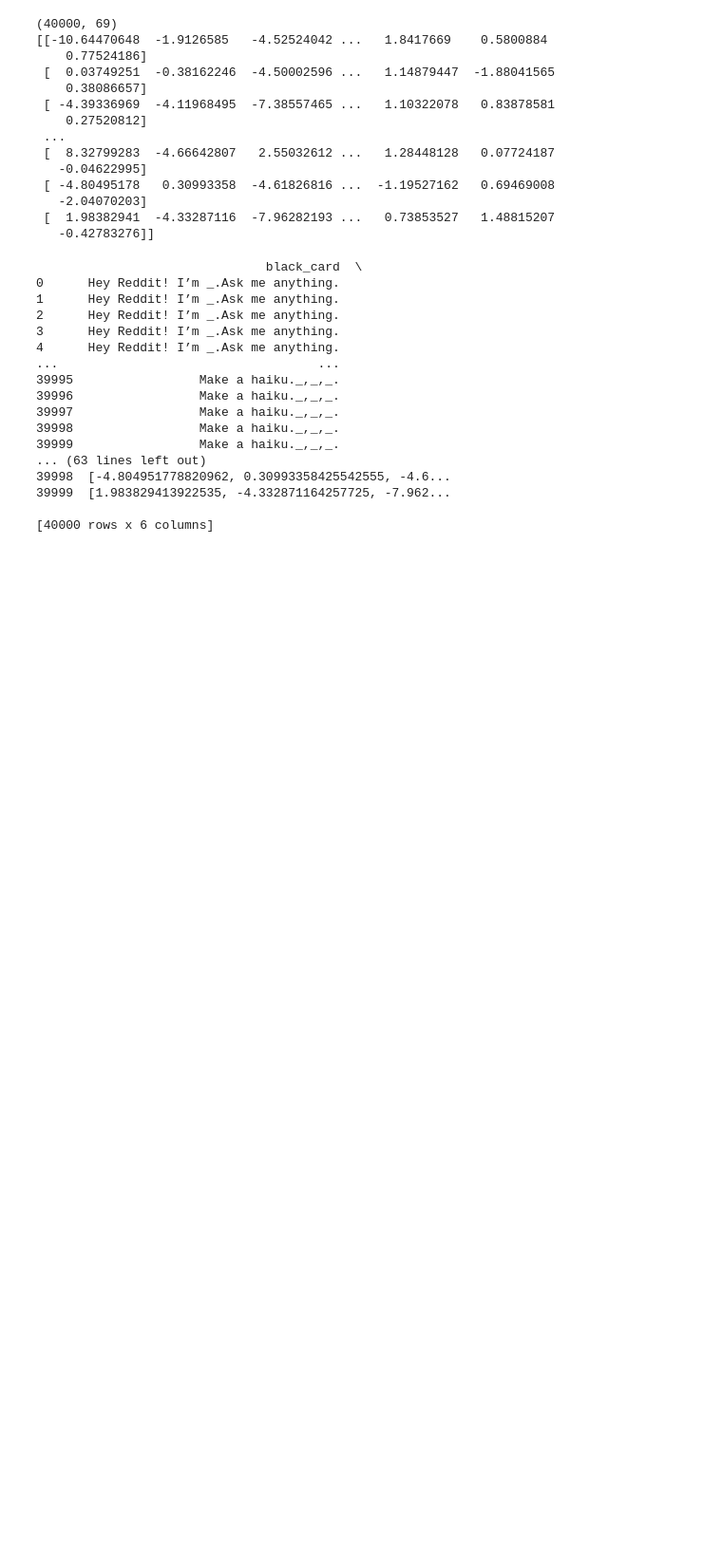
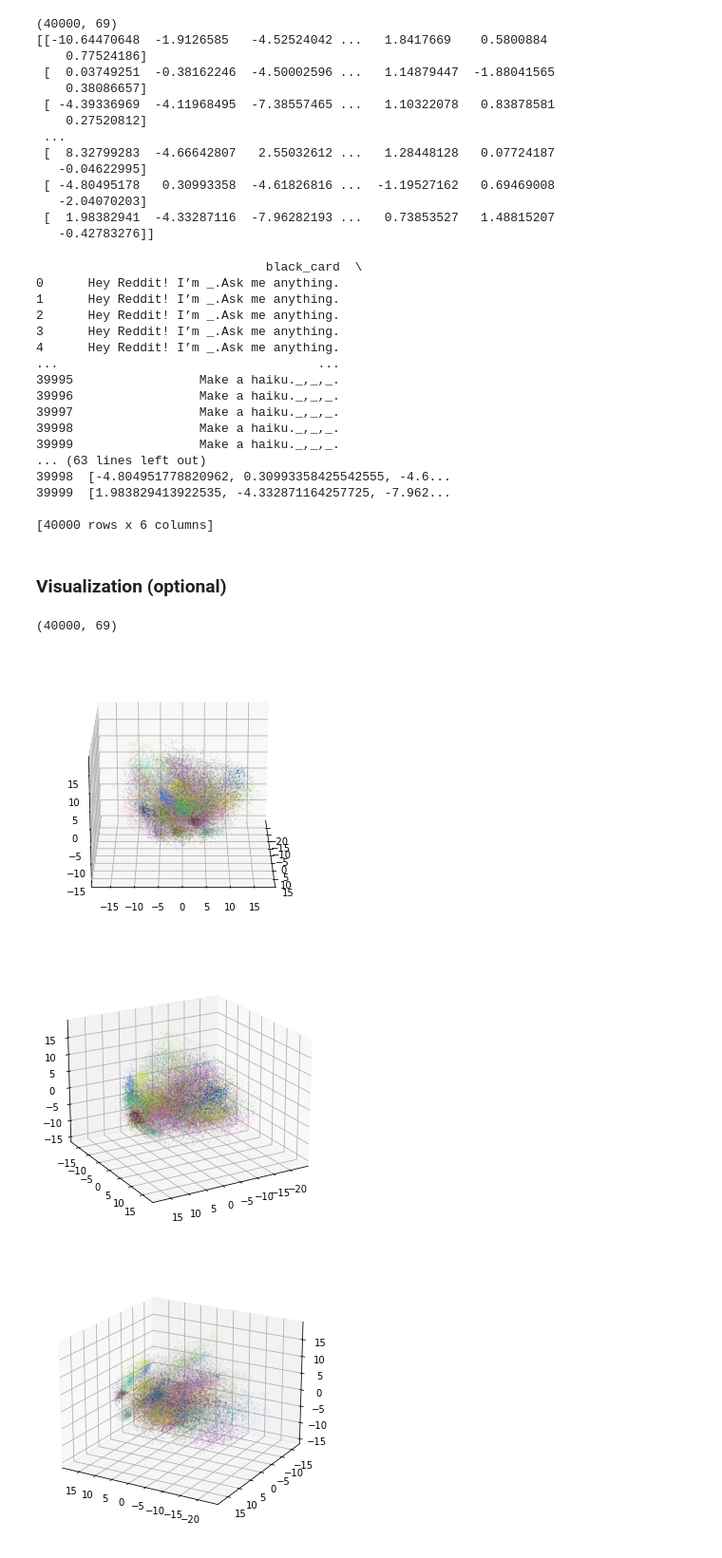
Before and after one commit to UTMIST/Humerus, a Jupyter notebook: humerusbot/data/Creating Training Set.ipynb, the cells around one changed output. Shown at 95% size. Drawn from its saved outputs; the diff is of its cells as text; code cells hidden in the pictures; blank space fills up the shorter version.

Commit message:
added visualization for bc and wc

```diff
--- a/humerusbot/data/Creating Training Set.ipynb
+++ b/humerusbot/data/Creating Training Set.ipynb
@@ -315,3 +315,5 @@ import pickle
 df.to_pickle("training_set_data_69")
 with open('pca_cache_69.pkl', 'wb') as f:
     pickle.dump(cache, f)
+# %% [markdown]
+### Visualization (optional)
@@ -317,0 +372,7 @@ with open('pca_cache_69.pkl', 'wb') as f:
+# %%
+plot_3D_PCA_by_bc(df, bc, Color_configuration = "show_all")
+# %% [output]
+(40000, 69)
+[figure, added]
+[figure, added]
+[figure, added]
```
Also changed, not shown: parts of 3 cells of this notebook.
